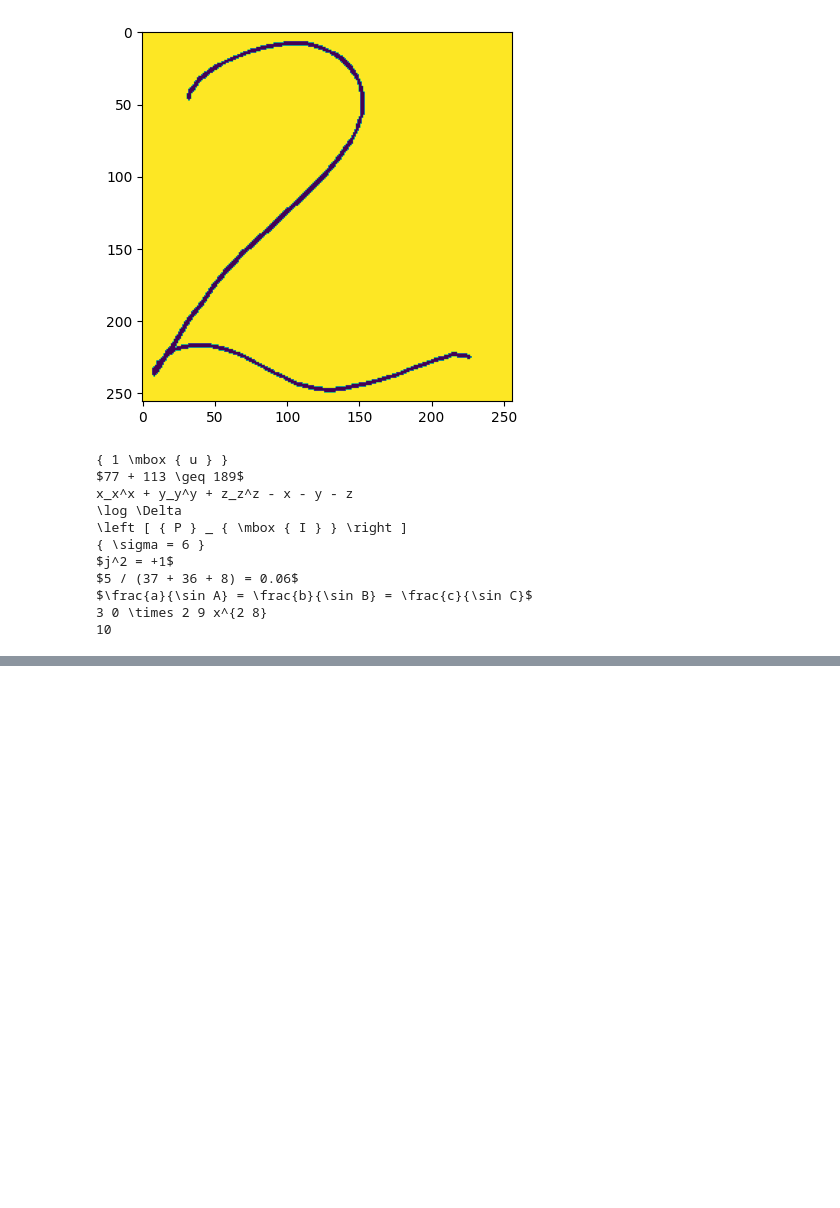
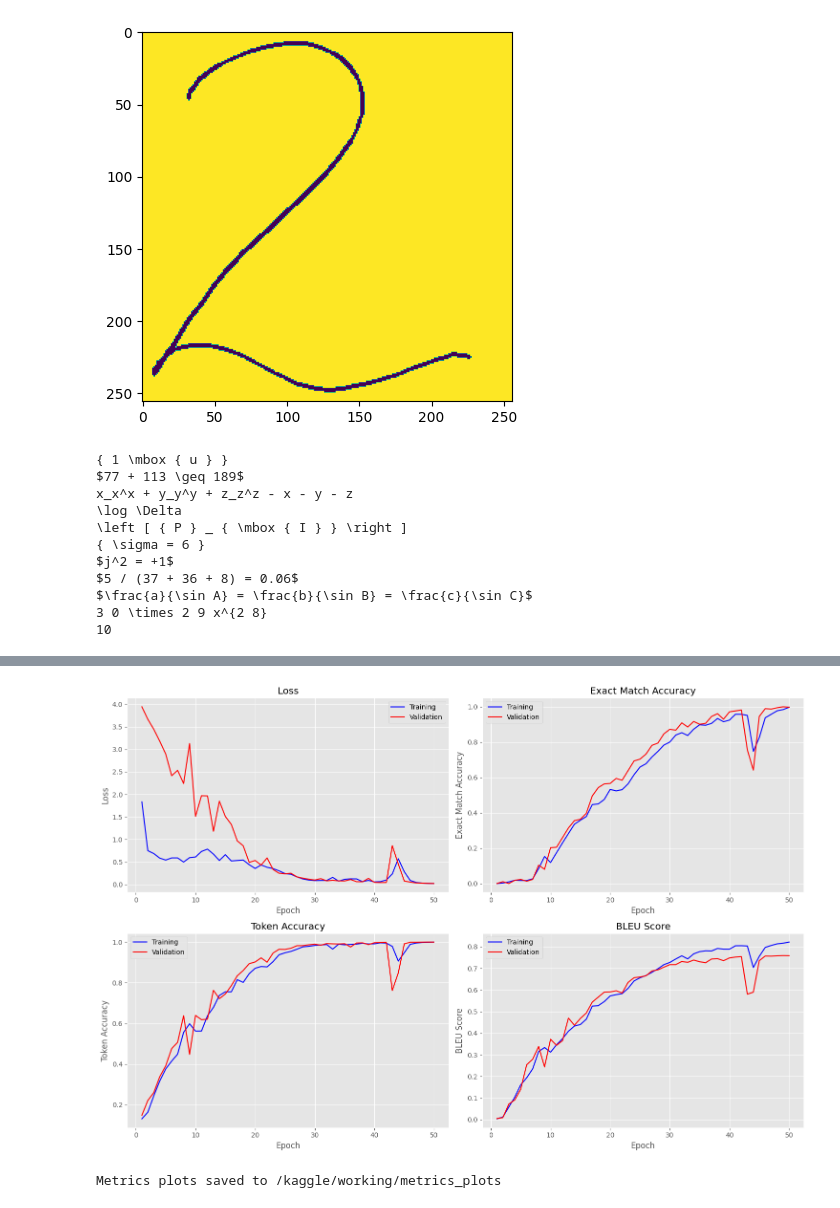
Before and after one commit to yeshu183/AI_Dev_Project, a Jupyter notebook: CROHME_Data_Exploration.ipynb, the cells around one changed output, grey strips where cells are left out. Drawn from its saved outputs; the diff is of its cells as text; code cells hidden in the pictures; blank space fills up the shorter version.

Commit message:
model latest

```diff
--- a/CROHME_Data_Exploration.ipynb
+++ b/CROHME_Data_Exploration.ipynb
@@ -528,8 +572,10 @@ def calculate_metrics(predictions, targets, tokenizer):
 def train_epoch(model, dataloader, criterion, optimizer, config, epoch):
     model.train()
     total_loss = 0
+    all_predictions = []
+    all_targets = []
 
-    # teacher forcing ratio with decay
+    # Teacher forcing ratio with decay
     teacher_forcing_ratio = config.teacher_forcing_ratio * (config.teacher_forcing_decay ** epoch)
 
     progress_bar = tqdm(dataloader, desc=f"Epoch {epoch+1} Training")
@@ -537,17 +583,17 @@ def train_epoch(model, dataloader, criterion, optimizer, config, epoch):
         images = batch['image'].to(config.device)
         targets = batch['latex_tokens'].to(config.device)
 
-        # forward
+        # Forward pass
         outputs = model(images, targets, teacher_forcing_ratio)
 
-        # flatten for loss
+        # Flatten for loss
         outputs_flat = outputs.contiguous().view(-1, outputs.size(-1))
         targets_flat = targets.contiguous().view(-1)
 
-        # compute loss (ignore_index already set in criterion)
+        # Compute loss (ignore_index already set in criterion)
         loss = criterion(outputs_flat, targets_flat)
 
-        # backward + optimize
+        # Backward + optimize
         optimizer.zero_grad()
         loss.backward()
         if config.grad_clip > 0:
@@ -557,7 +603,17 @@ def train_epoch(model, dataloader, criterion, optimizer, config, epoch):
         total_loss += loss.item()
         progress_bar.set_postfix(loss=f"{loss.item():.4f}", tf_ratio=f"{teacher_forcing_ratio:.2f}")
 
-    return total_loss / len(dataloader)
+        # Store predictions and targets for metric calculation
+        with torch.no_grad():
+            predictions = model.generate(images)
+            all_predictions.extend(predictions.detach().cpu())
+            all_targets.extend(targets.detach().cpu())
+
+    # Calculate train metrics
+    train_metrics = calculate_metrics(all_predictions, all_targets, tokenizer)
+    train_metrics['loss'] = total_loss / len(dataloader)
+
+    return train_metrics
 # %%
 def evaluate(model, dataloader, criterion, tokenizer, config):
     model.eval()
@@ -795,7 +956,7 @@ def load_checkpoint(checkpoint_path, device=None):
 # %%
 # Instead of argparse, define these variables directly
 mode = 'train'  # Options: 'train', 'test', 'predict'
-data_root = '/kaggle/input/crohme-data'
+data_root = '/kaggle/input/crohme-data-basic-final/filtered_basic_arithmetic'
 # /kaggle/input/crohme-data-basic/filtered_basic_arithmetic
 checkpoint_path = None  # Path to checkpoint if needed
 image_path = None  # Path to image for prediction
@@ -809,6 +970,8 @@ config.data_root = data_root
 config.batch_size = batch_size
 config.num_epochs = num_epochs
 config.learning_rate = learning_rate
+config.checkpoint_dir = "/kaggle/working/checkpoints"
+config.log_dir = "/kaggle/working/logs"
 
 # Set seed for reproducibility
 set_seed()
@@ -825,10 +988,10 @@ if mode == 'train':
             if key not in ['batch_size', 'num_epochs', 'learning_rate']:
                 setattr(config, key, value)
 
-        model, tokenizer, val_metrics = train_model(config)
+        model, tokenizer, metrics_history = train_model(config)
     else:
         # Train from scratch
-        model, tokenizer,val_metrics = train_model(config)
+        model, tokenizer,metrics_history = train_model(config)
 # %% [output]
 Using device: cuda
 Loading dataset...
@@ -985,3 +1239,9 @@ if mode == 'test':
+# %%
+save_dir = "/kaggle/working"
+plot_metrics(metrics_history, save_dir)
+# %% [output]
+[figure, added]
+Metrics plots saved to /kaggle/working/metrics_plots
 # %%
 mode = 'predict'  # Options: 'train', 'test', 'predict'
 data_root = '/kaggle/input/crohme-data'
```
Also changed, not shown: parts of 9 cells of this notebook.
